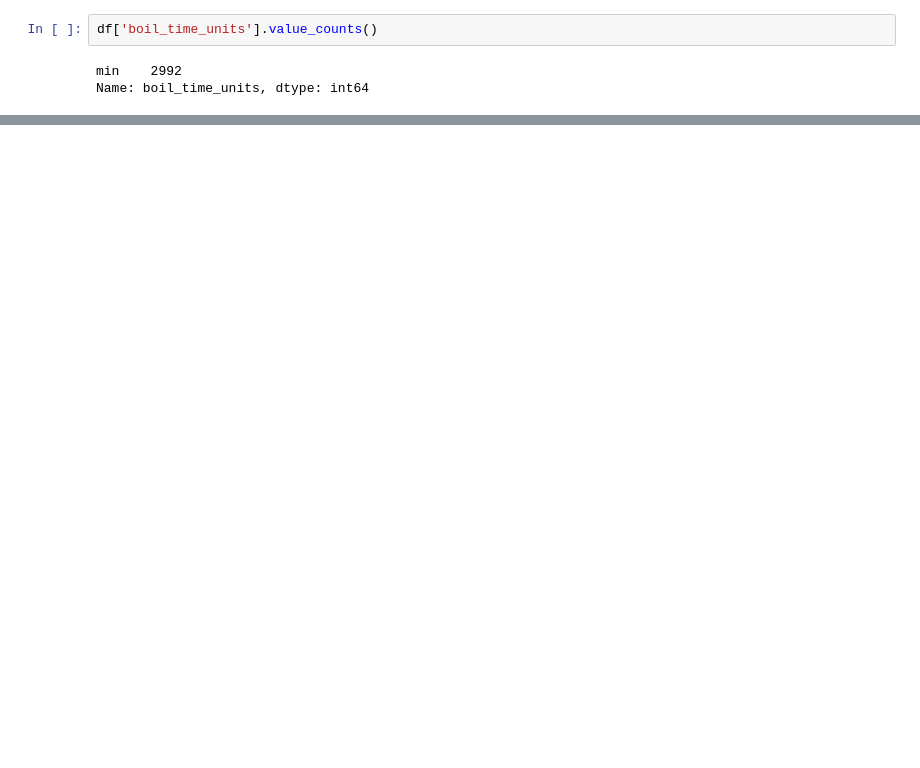
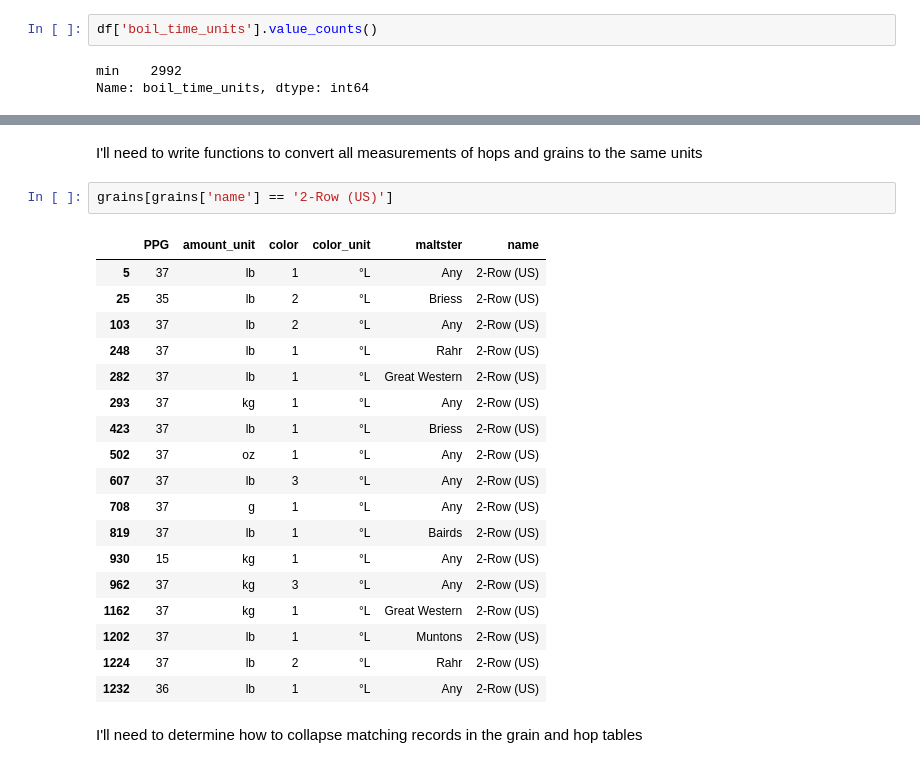
Before and after one commit to zekehochberg/Capstone, a Jupyter notebook: Code/Problem Statement.ipynb, the cells around one changed output, grey strips where cells are left out. Cells and saved outputs as stored; diff of their text form; blank space fills up the shorter version.

```diff
--- a/Code/Problem Statement.ipynb
+++ b/Code/Problem Statement.ipynb
@@ -193,0 +208,25 @@ Length: 2992, dtype: float64
+# %% [markdown]
+I'll need to write functions to convert all measurements of hops and grains to the same units
+# %%
+grains[grains['name'] == '2-Row (US)']
+# %% [output]
+|  | PPG | amount_unit | color | color_unit | maltster | name |
+| 5 | 37 | lb | 1 | °L | Any | 2-Row (US) |
+| 25 | 35 | lb | 2 | °L | Briess | 2-Row (US) |
+| 103 | 37 | lb | 2 | °L | Any | 2-Row (US) |
+| 248 | 37 | lb | 1 | °L | Rahr | 2-Row (US) |
+| 282 | 37 | lb | 1 | °L | Great Western | 2-Row (US) |
+| 293 | 37 | kg | 1 | °L | Any | 2-Row (US) |
+| 423 | 37 | lb | 1 | °L | Briess | 2-Row (US) |
+| 502 | 37 | oz | 1 | °L | Any | 2-Row (US) |
+| 607 | 37 | lb | 3 | °L | Any | 2-Row (US) |
+| 708 | 37 | g | 1 | °L | Any | 2-Row (US) |
+| 819 | 37 | lb | 1 | °L | Bairds | 2-Row (US) |
+| 930 | 15 | kg | 1 | °L | Any | 2-Row (US) |
+| 962 | 37 | kg | 3 | °L | Any | 2-Row (US) |
+| 1162 | 37 | kg | 1 | °L | Great Western | 2-Row (US) |
+| 1202 | 37 | lb | 1 | °L | Muntons | 2-Row (US) |
+| 1224 | 37 | lb | 2 | °L | Rahr | 2-Row (US) |
+| 1232 | 36 | lb | 1 | °L | Any | 2-Row (US) |
+# %% [markdown]
+I'll need to determine how to collapse matching records in the grain and hop tables
```
Also changed, not shown: parts of 25 cells of this notebook, 37 other files.
